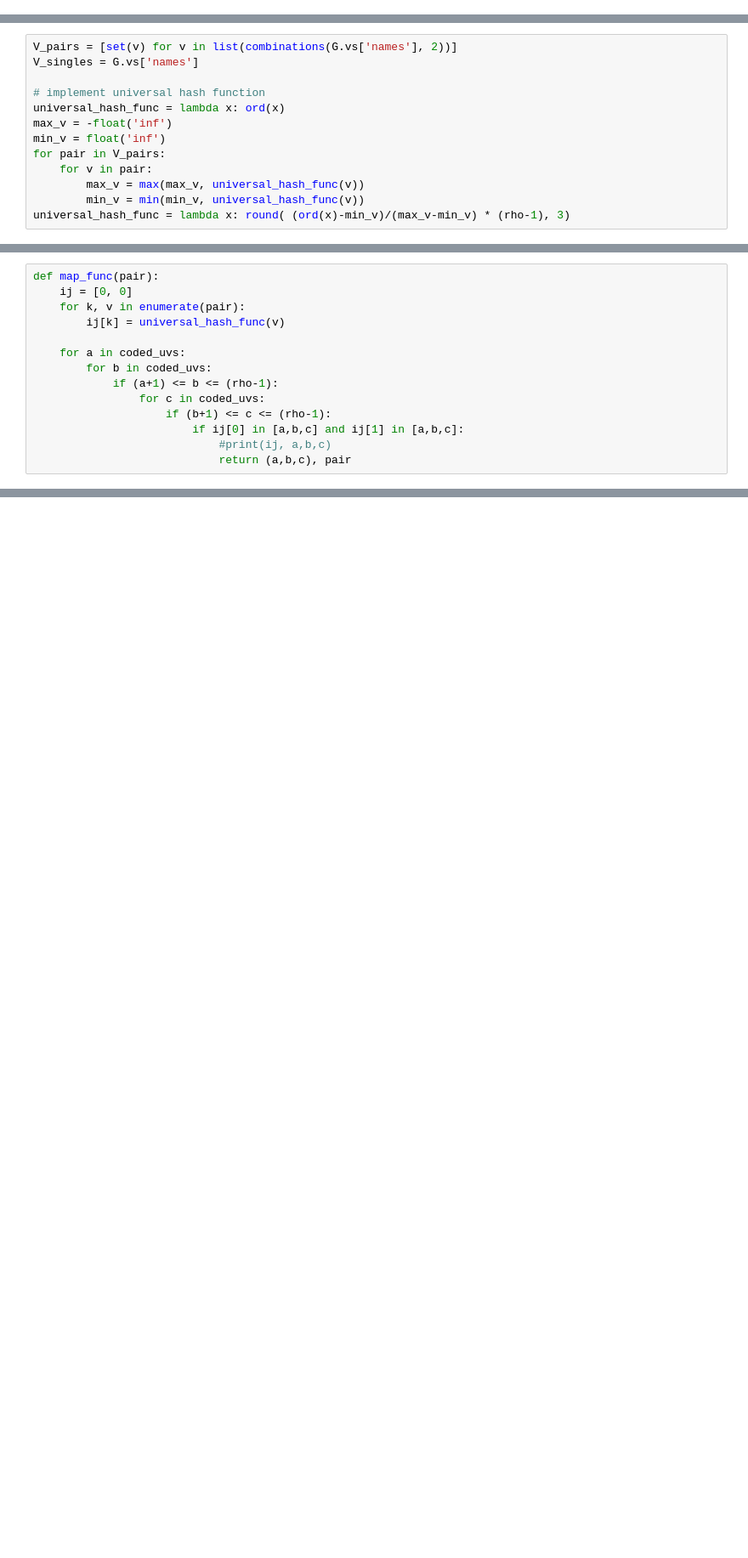
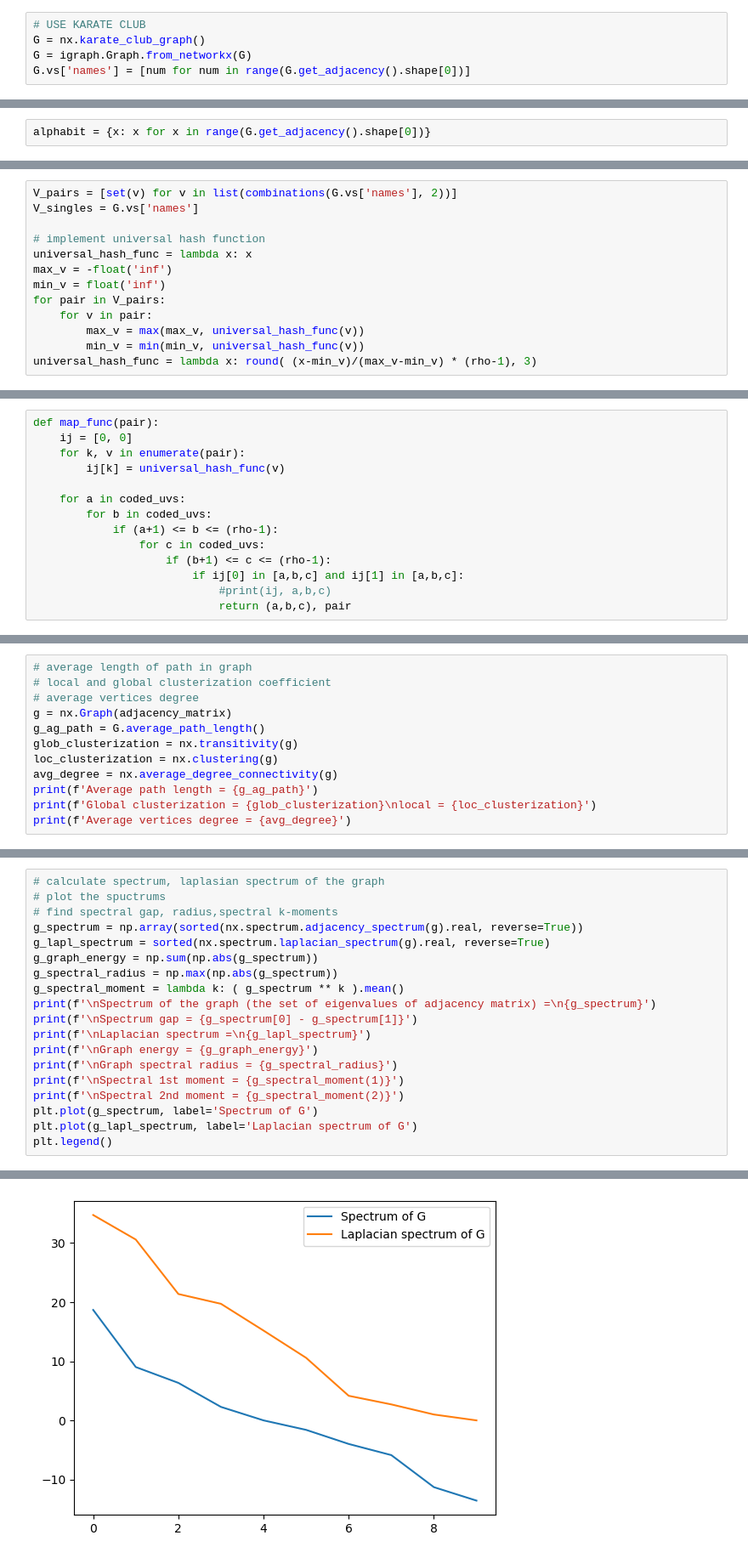
Before and after one commit to dmtrpolovnikov/network_analysis, a Jupyter notebook: practice_4.ipynb, the cells around one changed output, grey strips where cells are left out. Shown at 85% size. Saved outputs shown, nothing was run; the diff lists cells and outputs as text; blank space fills up the shorter version.

Commit message:
karate_club pr4, t 1-2 pr5

```diff
--- a/practice_4.ipynb
+++ b/practice_4.ipynb
@@ -115,3 +115,8 @@ igraph.plot(G,
 # %% [output]
 <igraph.drawing.cairo.plot.CairoPlot at 0x...>
 <Figure size 200x200 with 0 Axes>
+# %%
+# USE KARATE CLUB
+G = nx.karate_club_graph()
+G = igraph.Graph.from_networkx(G)
+G.vs['names'] = [num for num in range(G.get_adjacency().shape[0])]
@@ -145,3 +161,5 @@ Triangles in by counting vertices : 5, true : 5
+# %%
+alphabit = {x: x for x in range(G.get_adjacency().shape[0])}
 # %%
 rho = 3
 V_rhos = [v for v in list(combinations(G.vs['names'], rho))]
@@ -191,14 +209,14 @@ V_pairs = [set(v) for v in list(combinations(G.vs['names'], 2))]
 V_singles = G.vs['names']
 
 # implement universal hash function
-universal_hash_func = lambda x: ord(x)
+universal_hash_func = lambda x: x
 max_v = -float('inf')
 min_v = float('inf')
 for pair in V_pairs:
     for v in pair:
         max_v = max(max_v, universal_hash_func(v))
         min_v = min(min_v, universal_hash_func(v))
-universal_hash_func = lambda x: round( (ord(x)-min_v)/(max_v-min_v) * (rho-1), 3)
+universal_hash_func = lambda x: round( (x-min_v)/(max_v-min_v) * (rho-1), 3)
 # %%
 abc_uv_dict = {}
 coded_uvs = [universal_hash_func(v) for v in V_singles]
@@ -254,0 +275,12 @@ reduce(V_rhos, E_rhos, G_rhos)
+# %%
+# average length of path in graph
+# local and global clusterization coefficient
+# average vertices degree
+g = nx.Graph(adjacency_matrix)
+g_ag_path = G.average_path_length()
+glob_clusterization = nx.transitivity(g)
+loc_clusterization = nx.clustering(g)
+avg_degree = nx.average_degree_connectivity(g)
+print(f'Average path length = {g_ag_path}')
+print(f'Global clusterization = {glob_clusterization}\nlocal = {loc_clusterization}')
+print(f'Average vertices degree = {avg_degree}')
@@ -254,0 +294,20 @@ reduce(V_rhos, E_rhos, G_rhos)
+# %%
+# calculate spectrum, laplasian spectrum of the graph
+# plot the spuctrums
+# find spectral gap, radius,spectral k-moments
+g_spectrum = np.array(sorted(nx.spectrum.adjacency_spectrum(g).real, reverse=True))
+g_lapl_spectrum = sorted(nx.spectrum.laplacian_spectrum(g).real, reverse=True)
+g_graph_energy = np.sum(np.abs(g_spectrum))
+g_spectral_radius = np.max(np.abs(g_spectrum))
+g_spectral_moment = lambda k: ( g_spectrum ** k ).mean()
+print(f'\nSpectrum of the graph (the set of eigenvalues of adjacency matrix) =\n{g_spectrum}')
+print(f'\nSpectrum gap = {g_spectrum[0] - g_spectrum[1]}')
+print(f'\nLaplacian spectrum =\n{g_lapl_spectrum}')
+print(f'\nGraph energy = {g_graph_energy}')
+print(f'\nGraph spectral radius = {g_spectral_radius}')
+print(f'\nSpectral 1st moment = {g_spectral_moment(1)}')
+print(f'\nSpectral 2nd moment = {g_spectral_moment(2)}')
+plt.plot(g_spectrum, label='Spectrum of G')
+plt.plot(g_lapl_spectrum, label='Laplacian spectrum of G')
+plt.legend()
+# %% [output]
@@ -254,0 +332 @@ reduce(V_rhos, E_rhos, G_rhos)
+[figure, added]
```
Also changed, not shown: parts of 17 cells of this notebook, 1 other file.
